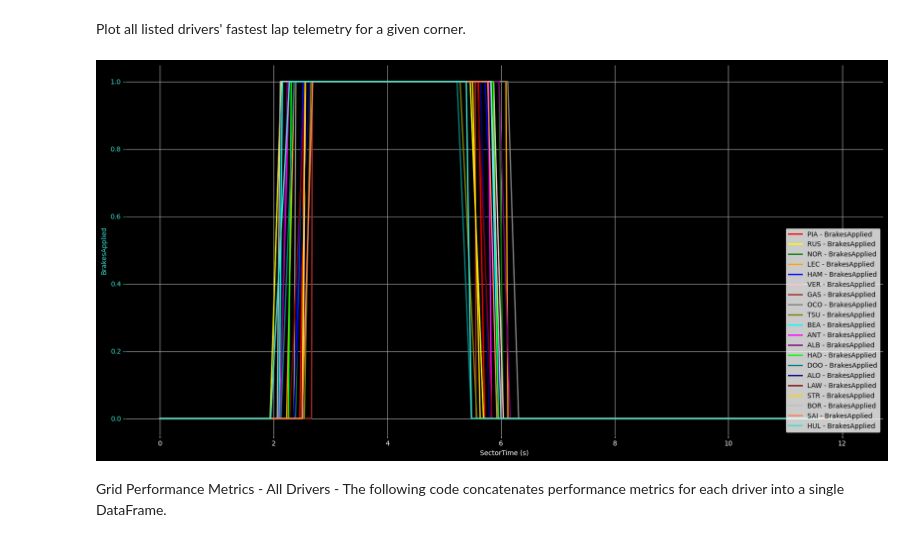
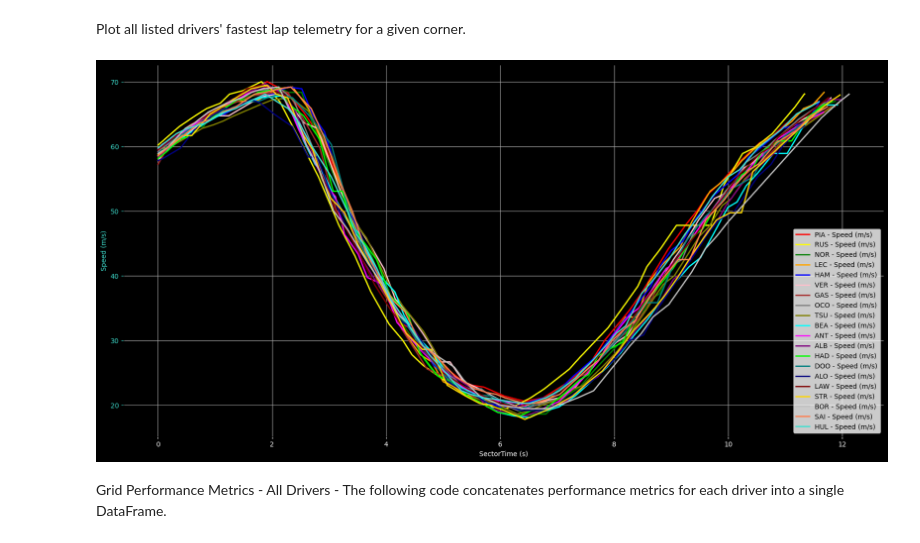
Before and after one commit to PESIII23/f1-driving-style-analytics-tool, a Jupyter notebook: notebooks/01_multi_driver_gp_analysis.ipynb, the cells around one changed output. Drawn from its saved outputs; the diff is of its cells as text; code cells hidden in the pictures.

```diff
--- a/notebooks/01_multi_driver_gp_analysis.ipynb
+++ b/notebooks/01_multi_driver_gp_analysis.ipynb
@@ -628,35 +628,35 @@ Plot all listed drivers' fastest lap telemetry for a given corner.
 # %%
 plots.plot_multiple_drivers_telemetry(
     dfs=[
         piastri_corner_telemetry_enriched,
         russell_corner_telemetry_enriched,
         norris_corner_telemetry_enriched,
         leclerc_corner_telemetry_enriched,
         hamilton_corner_telemetry_enriched,
         verstappen_corner_telemetry_enriched,
         gasly_corner_telemetry_enriched,
         ocon_corner_telemetry_enriched,
         tsunoda_corner_telemetry_enriched,
         bearman_corner_telemetry_enriched,
         antonelli_corner_telemetry_enriched,
         albon_corner_telemetry_enriched,
         hadjar_corner_telemetry_enriched,
         doohan_corner_telemetry_enriched,
         alonso_corner_telemetry_enriched,
         lawson_corner_telemetry_enriched,
         stroll_corner_telemetry_enriched,
         bortoleto_corner_telemetry_enriched,
         sainz_corner_telemetry_enriched,
         hulkenberg_corner_telemetry_enriched
     ],
     drivers=[
         piastri, russell, norris, leclerc, hamilton, verstappen, gasly, ocon, tsunoda, bearman,
         antonelli, albon, hadjar, doohan, alonso, lawson, stroll, bortoleto, sainz, hulkenberg
     ],
-    telemetry_cols=[brakes]
+    telemetry_cols=[speed]
 )
 # %% [output]
-[figure, old version]
+[figure, new version]
 # %% [markdown]
 Grid Performance Metrics - All Drivers - The following code concatenates performance metrics for each driver into a single DataFrame.
 # %%
```
Also changed, not shown: parts of 2 cells of this notebook, 3 other files.
